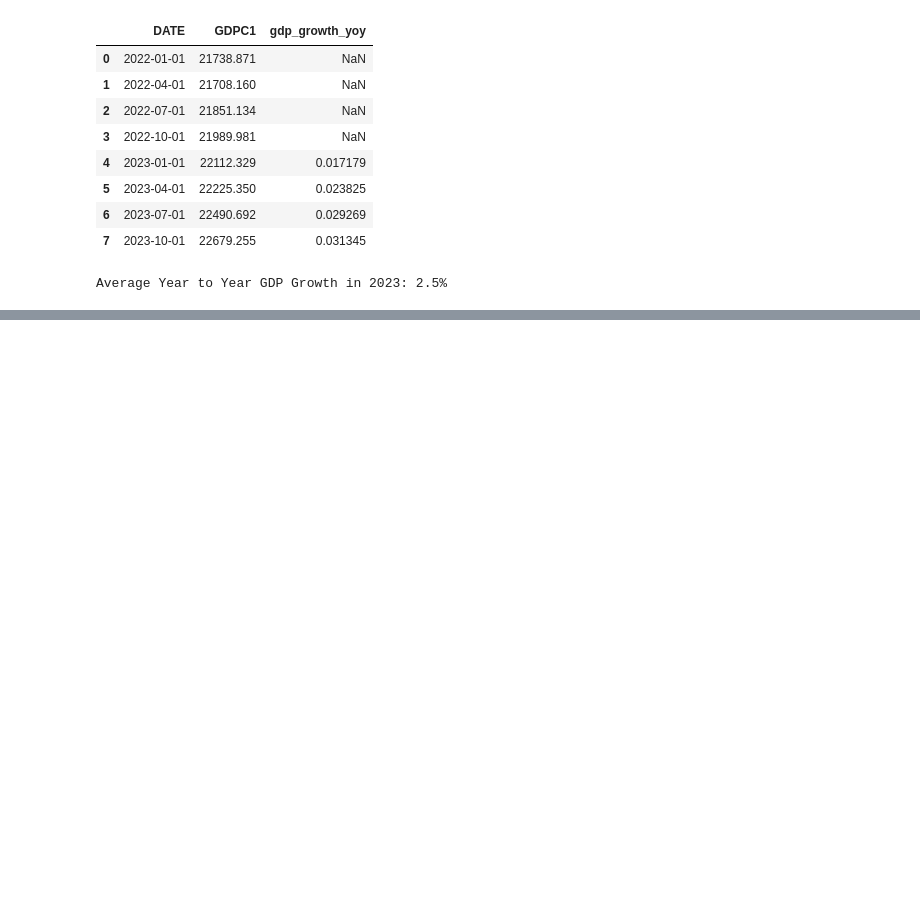
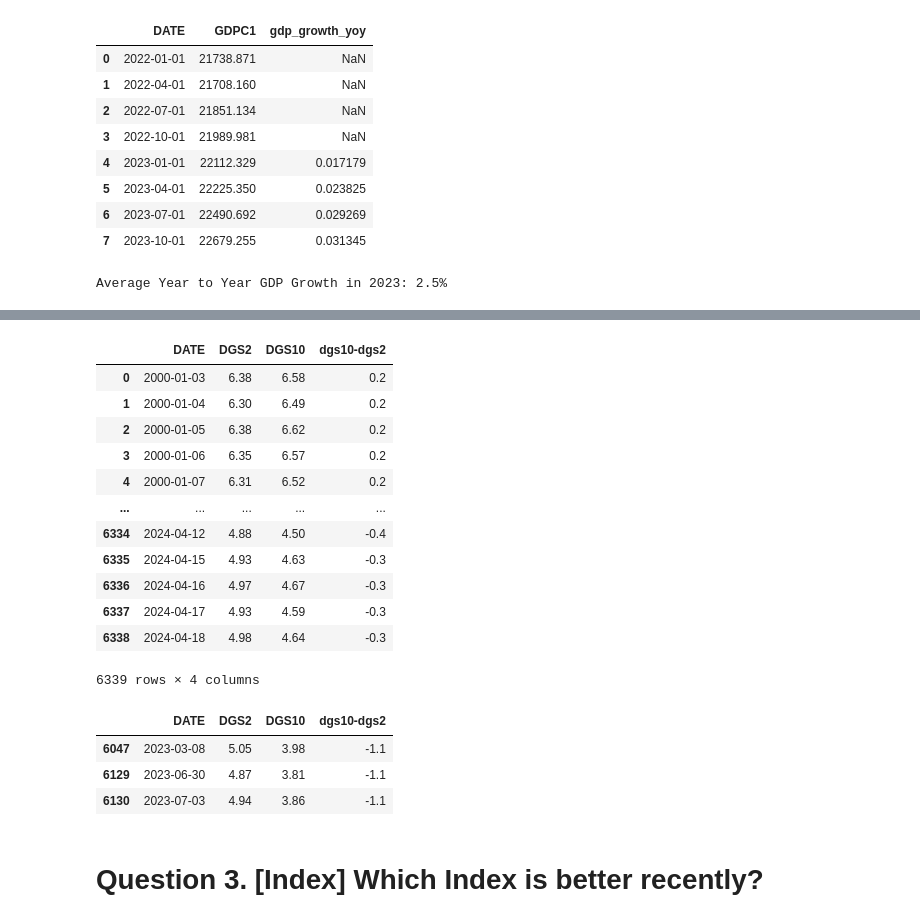
Before and after one commit to alangan17/smazc01, a Jupyter notebook: SMAZC_01_Homework.ipynb, the cells around one changed output, grey strips where cells are left out. Drawn from its saved outputs; the diff is of its cells as text; code cells hidden in the pictures; blank space fills up the shorter version.

```diff
--- a/SMAZC_01_Homework.ipynb
+++ b/SMAZC_01_Homework.ipynb
@@ -90,0 +100,11 @@ Average Year to Year GDP Growth in 2023: 2.5%
+# %%
+start = date(year=2000, month=1, day=1)
+# Market Yield on U.S. Treasury Securities at 2-Year Constant Maturity
+df2_dgs2 = pdr.DataReader("DGS2", "fred", start=start)
+df2_dgs2.reset_index(inplace=True)
+df2_dgs2.info()
+
+# Market Yield on U.S. Treasury Securities at 10-Year Constant Maturity
+df2_dgs10 = pdr.DataReader("DGS10", "fred", start=start)
+df2_dgs10.reset_index(inplace=True)
+df2_dgs10.info()
@@ -90,0 +130,27 @@ Average Year to Year GDP Growth in 2023: 2.5%
+# %%
+df2 = pd.merge(df2_dgs2, df2_dgs10, on='DATE', how='inner')
+df2['dgs10-dgs2'] = round(df2['DGS10'] - df2['DGS2'], 1)
+df2
+# %% [output]
+|  | DATE | DGS2 | DGS10 | dgs10-dgs2 |
+| 0 | 2000-01-03 | 6.38 | 6.58 | 0.2 |
+| 1 | 2000-01-04 | 6.30 | 6.49 | 0.2 |
+| 2 | 2000-01-05 | 6.38 | 6.62 | 0.2 |
+| 3 | 2000-01-06 | 6.35 | 6.57 | 0.2 |
+| 4 | 2000-01-07 | 6.31 | 6.52 | 0.2 |
+| ... | ... | ... | ... | ... |
+| 6334 | 2024-04-12 | 4.88 | 4.50 | -0.4 |
+| 6335 | 2024-04-15 | 4.93 | 4.63 | -0.3 |
+| 6336 | 2024-04-16 | 4.97 | 4.67 | -0.3 |
+| 6337 | 2024-04-17 | 4.93 | 4.59 | -0.3 |
+| 6338 | 2024-04-18 | 4.98 | 4.64 | -0.3 |
+6339 rows × 4 columns
+# %%
+df2[df2['dgs10-dgs2'] == df2['dgs10-dgs2'].min()]
+# %% [output]
+|  | DATE | DGS2 | DGS10 | dgs10-dgs2 |
+| 6047 | 2023-03-08 | 5.05 | 3.98 | -1.1 |
+| 6129 | 2023-06-30 | 4.87 | 3.81 | -1.1 |
+| 6130 | 2023-07-03 | 4.94 | 3.86 | -1.1 |
+# %% [markdown]
+# Question 3. [Index] Which Index is better recently?
```
Also changed, not shown: parts of 17 cells of this notebook.
